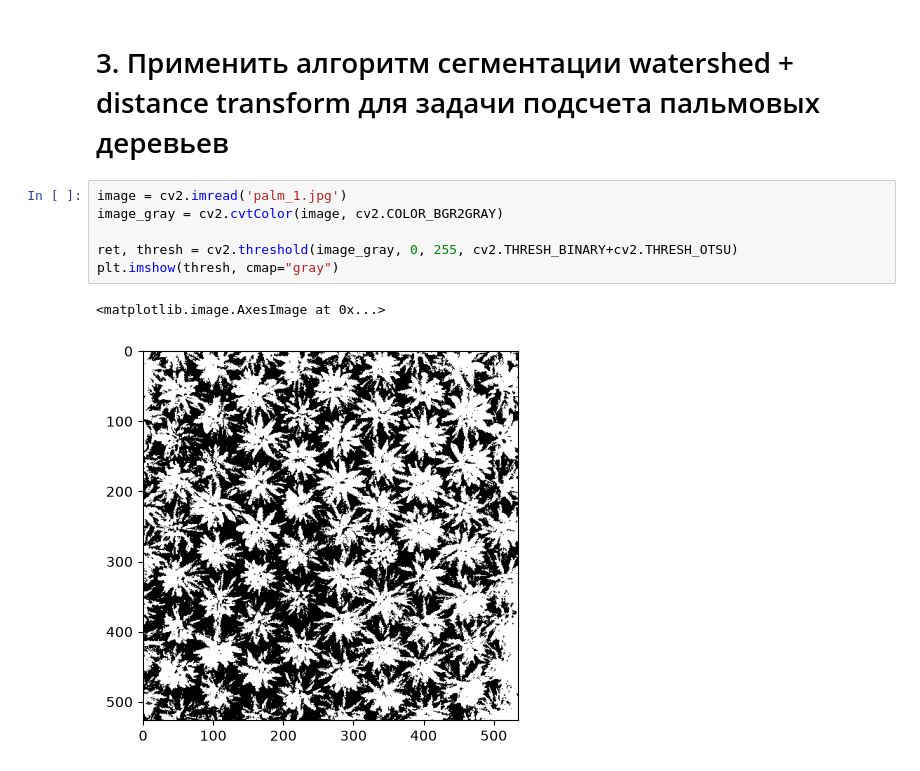
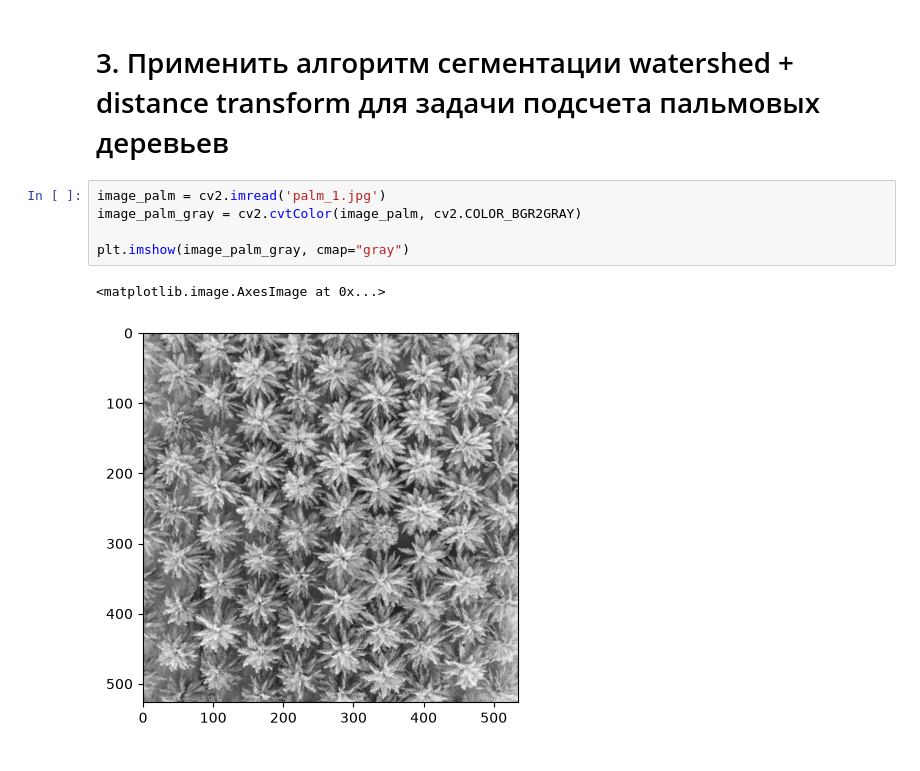
Before and after one commit to FedorovaAlla/obrabotka_izobrazheniy, a Jupyter notebook: pr4/pr4.ipynb, the cells around one changed output. Drawn from its saved outputs; the diff is of its cells as text.

```diff
--- a/pr4/pr4.ipynb
+++ b/pr4/pr4.ipynb
@@ -115,12 +115,11 @@ homo_average лучше: при сравнимом объеме пикселей
 # %% [markdown]
 # 3. Применить алгоритм сегментации watershed + distance transform для задачи подсчета пальмовых деревьев
 # %%
-image = cv2.imread('palm_1.jpg')
-image_gray = cv2.cvtColor(image, cv2.COLOR_BGR2GRAY)
+image_palm = cv2.imread('palm_1.jpg')
+image_palm_gray = cv2.cvtColor(image_palm, cv2.COLOR_BGR2GRAY)
 
-ret, thresh = cv2.threshold(image_gray, 0, 255, cv2.THRESH_BINARY+cv2.THRESH_OTSU)
-plt.imshow(thresh, cmap="gray")
+plt.imshow(image_palm_gray, cmap="gray")
 # %% [output]
 <matplotlib.image.AxesImage at 0x...>
-[figure, old version]
+[figure, new version]
 # %%
```
Also changed, not shown: parts of 6 cells of this notebook.
